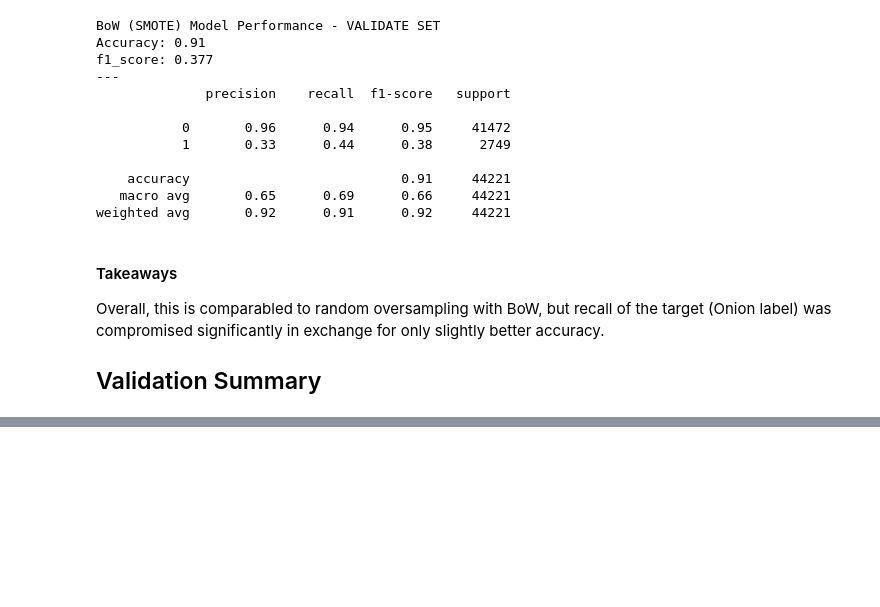
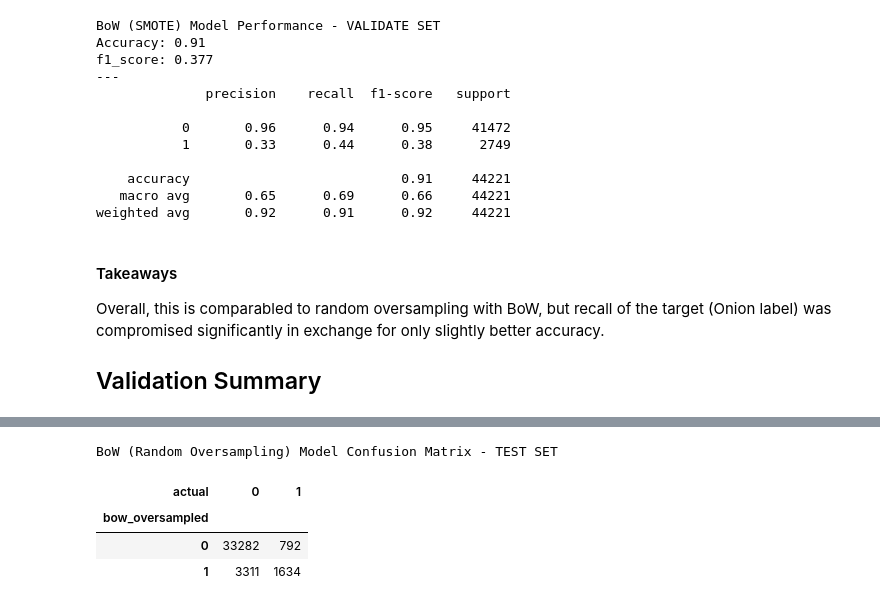
Before and after one commit to adam-gomez/finding-fake-news, a Jupyter notebook: walkthrough.ipynb, the cells around one changed output, grey strips where cells are left out. Cells and saved outputs as stored; diff of their text form; code cells hidden in the pictures; blank space fills up the shorter version.

```diff
--- a/walkthrough.ipynb
+++ b/walkthrough.ipynb
@@ -2334,0 +2419,9 @@ validate_summary = {'Baseline': [baseline_accuracy_original, baseline_f1_score_o
+# %%
+print('BoW (Random Oversampling) Model Confusion Matrix - TEST SET')
+pd.crosstab(test_results.bow_oversampled, test_results.actual)
+# %% [output]
+BoW (Random Oversampling) Model Confusion Matrix - TEST SET
+| actual | 0 | 1 |
+| bow_oversampled |  |  |
+| 0 | 33282 | 792 |
+| 1 | 3311 | 1634 |
```
Also changed, not shown: parts of 32 cells of this notebook.
